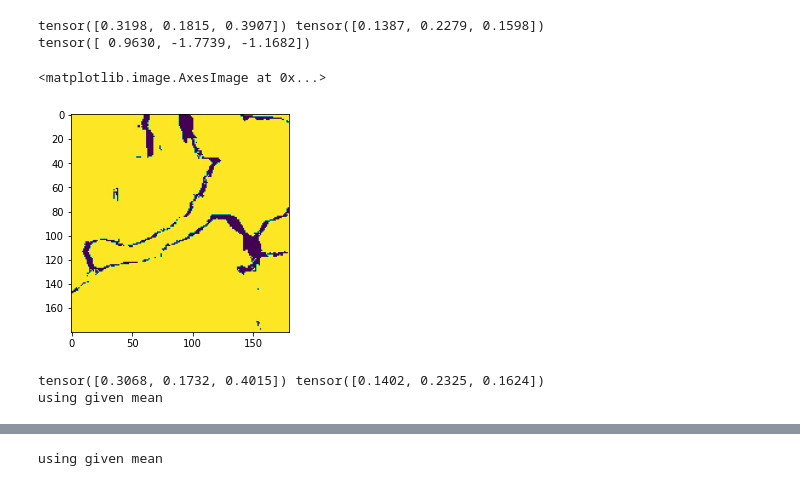
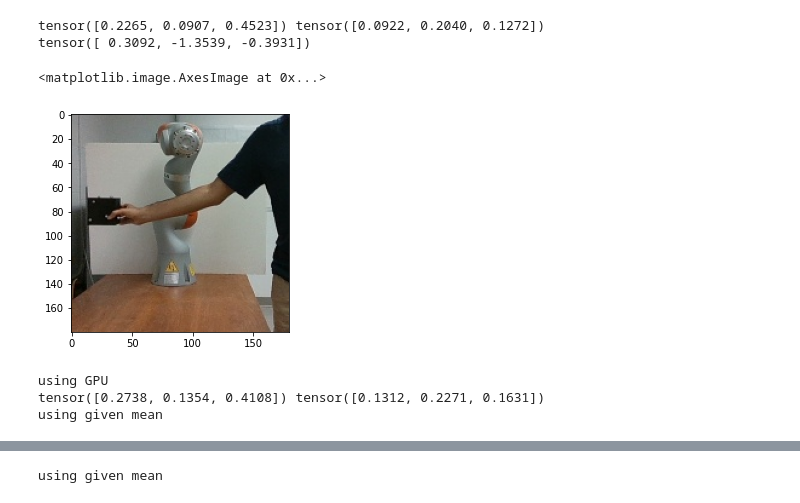
Before and after one commit to machines-in-motion/ioc_qp, a Jupyter notebook: vision/object_tracking.ipynb, the cells around one changed output, grey strips where cells are left out. Cells and saved outputs as stored; diff of their text form; code cells hidden in the pictures.

```diff
--- a/vision/object_tracking.ipynb
+++ b/vision/object_tracking.ipynb
@@ -97,16 +97,16 @@ class BoxDataSet(Dataset):
 
         return image.float()[None,:,:,:], label
 # %%
-dl = BoxDataSet([8], rgbd = True, resize = (224,224))
-image, label = dl.get_data(np.random.randint(1000))
+dl = BoxDataSet([15], rgbd = True, resize = (224,224))
+image, label = dl.get_data(np.random.randint(10000))
 box = ToPILImage()(image[0][0:3])
 print(label)
 plt.imshow(box)
 # %% [output]
-tensor([0.3198, 0.1815, 0.3907]) tensor([0.1387, 0.2279, 0.1598])
-tensor([ 0.9630, -1.7739, -1.1682])
+tensor([0.2265, 0.0907, 0.4523]) tensor([0.0922, 0.2040, 0.1272])
+tensor([ 0.3092, -1.3539, -0.3931])
 <matplotlib.image.AxesImage at 0x...>
-[figure, old version]
+[figure, new version]
 # %%
 class C_Net(nn.Module):
     def __init__(self):
@@ -155,22 +155,23 @@ if torch.cuda.is_available():
 else:
     device = torch.device("cpu")
 net = C_Net()
-net_name = "cnn5"
+net_name = "cnn4"
 # net.load_state_dict(torch.load("./models/" + net_name))
 net = net.to(device)
 lr = 1.0e-3
 eps = 1000
-indices = [1,2,3,4,5,6,7,8,9]
-test_indices = [10]
+indices = [1,2,3,4,5,6,7,11,12,13,14,15,16]
+test_indices = [8,17]
 optimizer = torch.optim.Adam(net.parameters(), lr=lr)
 loss = torch.nn.MSELoss() #torch.nn.MSELoss() #torch.nn.HuberLoss()
 data = DataLoader(BoxDataSet(indices, rgbd = True, resize = (224,224)), \
                   batch_size = 64, num_workers = 12, shuffle=True)
-test = DataLoader(BoxDataSet(test_indices, mean = np.array([0.3068, 0.1732, 0.4015]), \
-                             std = np.array([0.1402, 0.2325, 0.1624]), rgbd = True, resize = (224,224)), \
+test = DataLoader(BoxDataSet(test_indices, mean = np.array([0.2738, 0.1354, 0.4108]), \
+                             std = np.array([0.1312, 0.2271, 0.1631]), rgbd = True, resize = (224,224)), \
                   batch_size = 64, num_workers = 12, shuffle=True)
 # %% [output]
-tensor([0.3068, 0.1732, 0.4015]) tensor([0.1402, 0.2325, 0.1624])
+using GPU
+tensor([0.2738, 0.1354, 0.4108]) tensor([0.1312, 0.2271, 0.1631])
 using given mean
 # %%
 best_loss = 1e3
```
Also changed, not shown: parts of 4 cells of this notebook, 7 other files.
